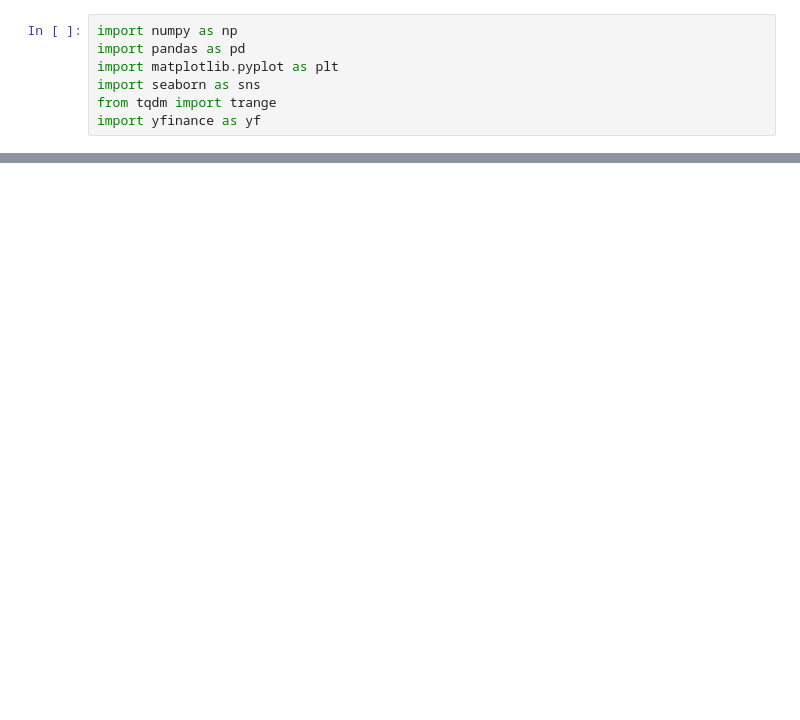
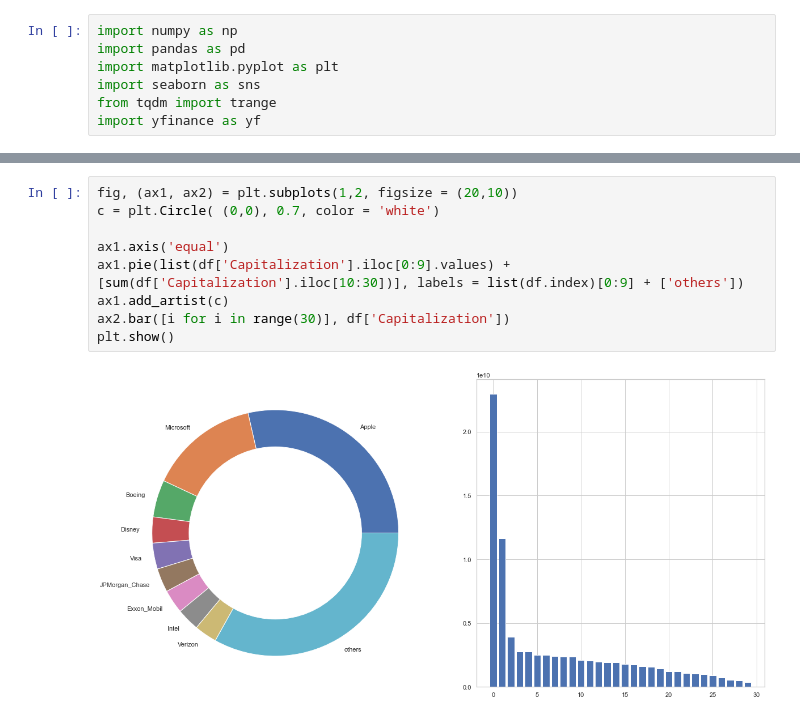
Before and after one commit to ArzymKoteyko/Autopilot_AI, a Jupyter notebook: Core.ipynb, the cells around one changed output, grey strips where cells are left out. Saved outputs shown, nothing was run; the diff lists cells and outputs as text; blank space fills up the shorter version.

```diff
--- a/Core.ipynb
+++ b/Core.ipynb
@@ -36,0 +122,11 @@ Name: Close, Length: 9901, dtype: float64
+# %%
+fig, (ax1, ax2) = plt.subplots(1,2, figsize = (20,10))
+c = plt.Circle( (0,0), 0.7, color = 'white')
+
+ax1.axis('equal')
+ax1.pie(list(df['Capitalization'].iloc[0:9].values) + [sum(df['Capitalization'].iloc[10:30])], labels = list(df.index)[0:9] + ['others'])
+ax1.add_artist(c)
+ax2.bar([i for i in range(30)], df['Capitalization'])
+plt.show()
+# %% [output]
+[figure, added]
```
Also changed, not shown: parts of 11 cells of this notebook.
